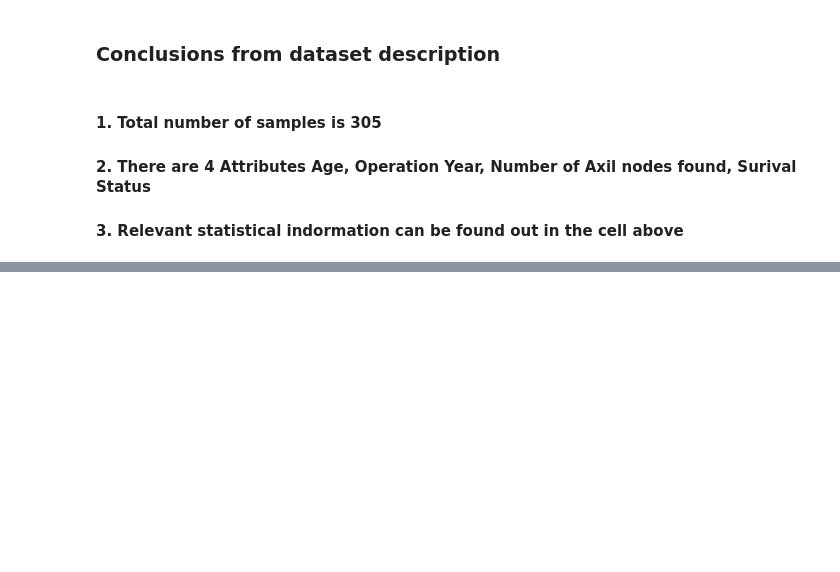
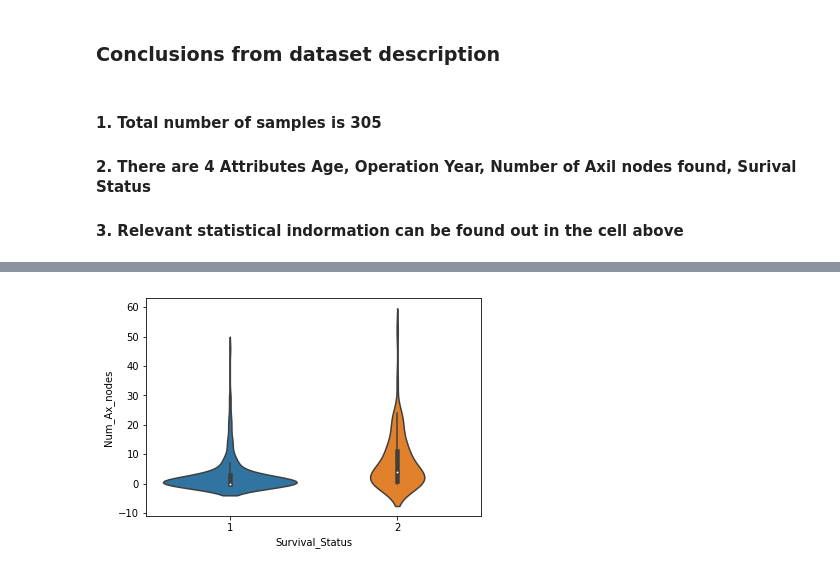
Before and after one commit to amsreekanth/ML-Archives, a Jupyter notebook: 1HabermanAnalysis.ipynb, the cells around one changed output, grey strips where cells are left out. Drawn from its saved outputs; the diff is of its cells as text; code cells hidden in the pictures; blank space fills up the shorter version.

```diff
--- a/1HabermanAnalysis.ipynb
+++ b/1HabermanAnalysis.ipynb
@@ -55,0 +102,6 @@ plt.show()
+# %%
+#Denser regions are darther and sparser regions are thinner
+sns.violinplot(y='Num_Ax_nodes', x='Survival_Status', size=10, data=haberman)
+plt.show()
+# %% [output]
+[figure, added]
```
Also changed, not shown: parts of 17 cells of this notebook, 1 other file.
